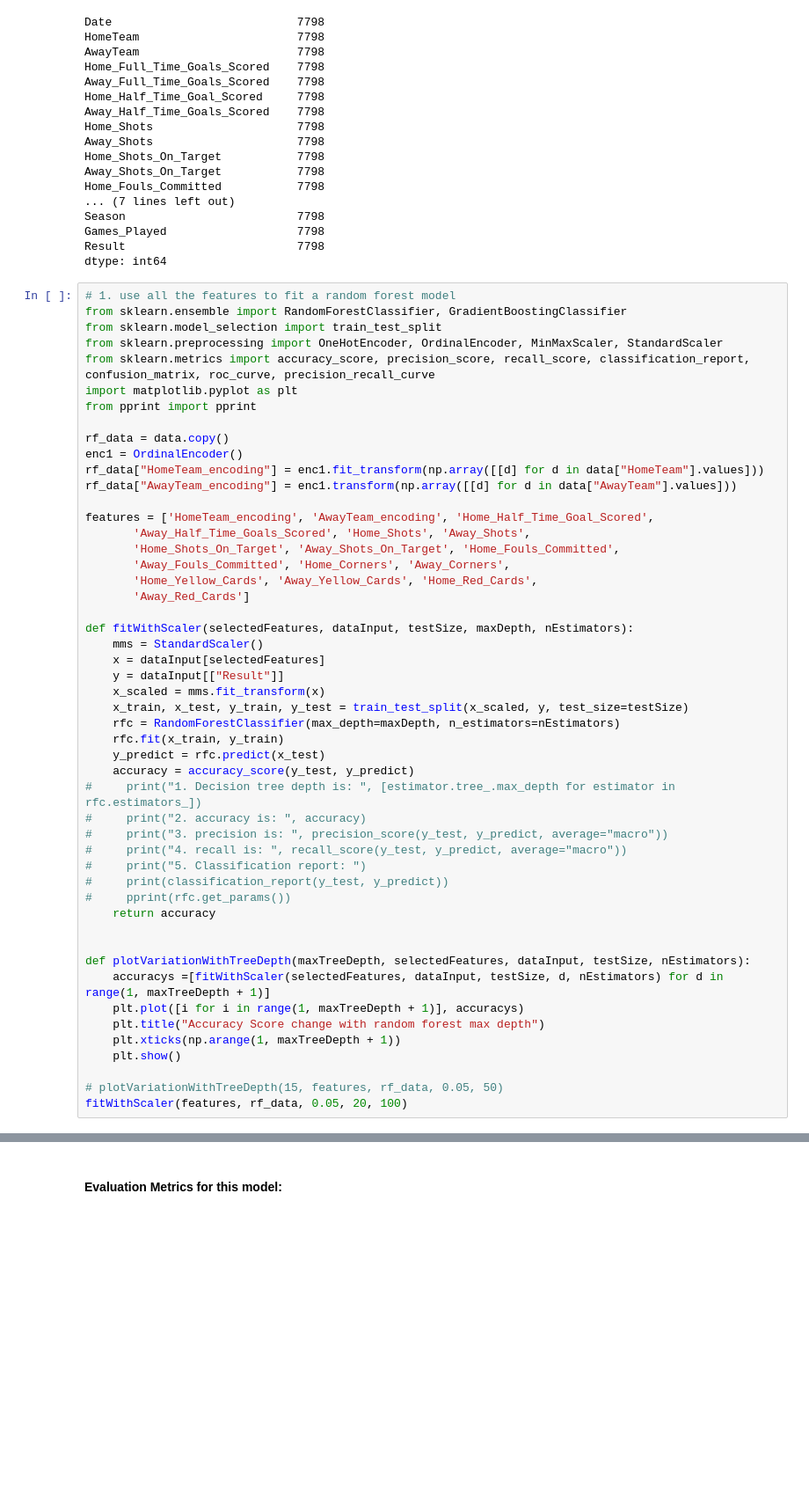
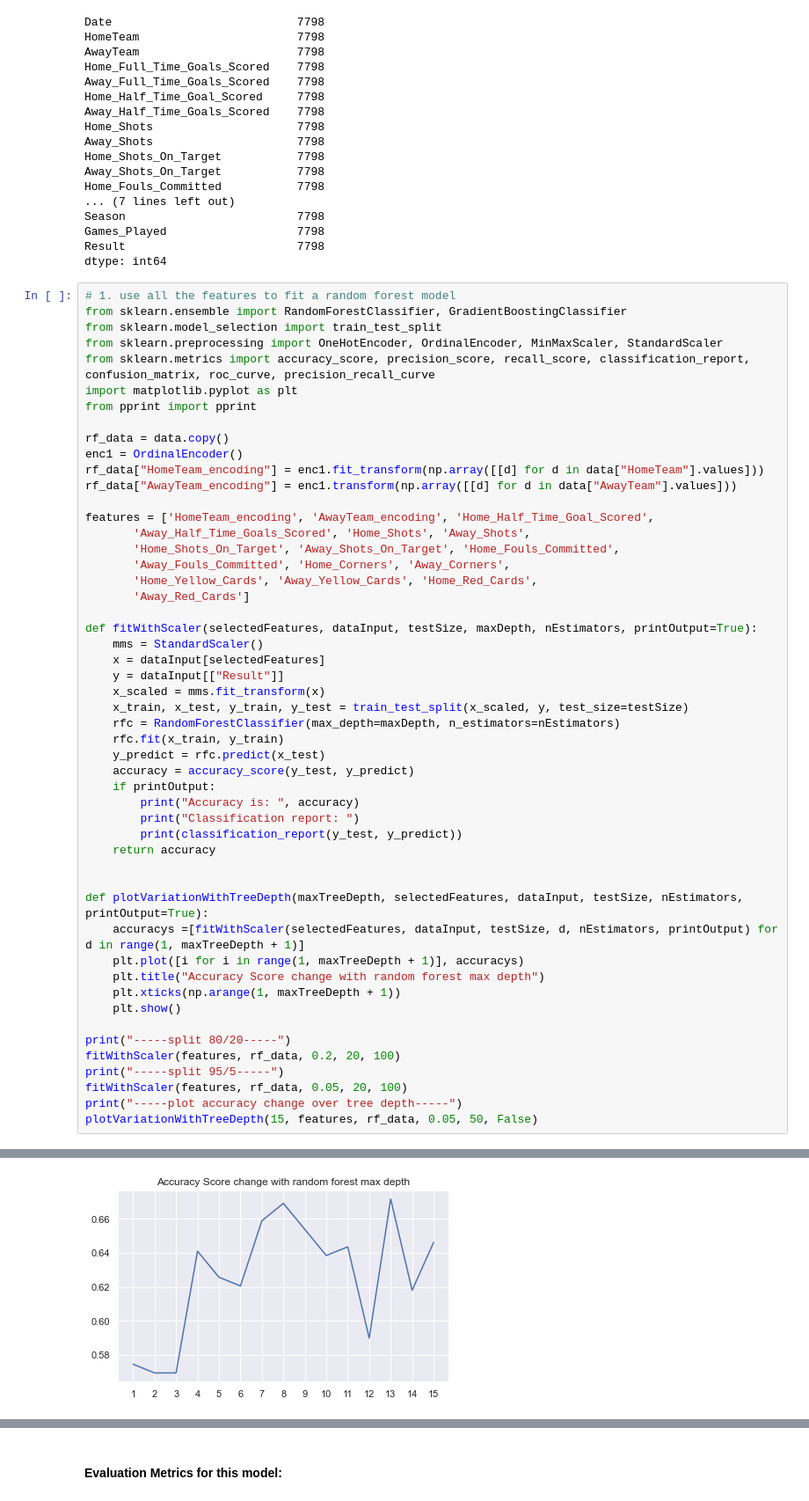
Before and after one commit to connie-zqq/LemonBalm_ManU_Data_Mining, a Jupyter notebook: ManU_Data_Mining.ipynb, the cells around one changed output, grey strips where cells are left out. Shown at 88% size. Drawn from its saved outputs; the diff is of its cells as text; blank space fills up the shorter version.

```diff
--- a/ManU_Data_Mining.ipynb
+++ b/ManU_Data_Mining.ipynb
@@ -1294,7 +1293,7 @@ features = ['HomeTeam_encoding', 'AwayTeam_encoding', 'Home_Half_Time_Goal_Score
        'Home_Yellow_Cards', 'Away_Yellow_Cards', 'Home_Red_Cards',
        'Away_Red_Cards']
 
-def fitWithScaler(selectedFeatures, dataInput, testSize, maxDepth, nEstimators):
+def fitWithScaler(selectedFeatures, dataInput, testSize, maxDepth, nEstimators, printOutput=True):
     mms = StandardScaler()
     x = dataInput[selectedFeatures]
     y = dataInput[["Result"]]
@@ -1304,23 +1303,24 @@ def fitWithScaler(selectedFeatures, dataInput, testSize, maxDepth, nEstimators):
     rfc.fit(x_train, y_train)
     y_predict = rfc.predict(x_test)
     accuracy = accuracy_score(y_test, y_predict)
-#     print("1. Decision tree depth is: ", [estimator.tree_.max_depth for estimator in rfc.estimators_])
-#     print("2. accuracy is: ", accuracy)
-#     print("3. precision is: ", precision_score(y_test, y_predict, average="macro"))
-#     print("4. recall is: ", recall_score(y_test, y_predict, average="macro"))
-#     print("5. Classification report: ")
-#     print(classification_report(y_test, y_predict))
-#     pprint(rfc.get_params())
+    if printOutput:
+        print("Accuracy is: ", accuracy)
+        print("Classification report: ")
+        print(classification_report(y_test, y_predict))
     return accuracy
 
 
-def plotVariationWithTreeDepth(maxTreeDepth, selectedFeatures, dataInput, testSize, nEstimators):
-    accuracys =[fitWithScaler(selectedFeatures, dataInput, testSize, d, nEstimators) for d in range(1, maxTreeDepth + 1)]
+def plotVariationWithTreeDepth(maxTreeDepth, selectedFeatures, dataInput, testSize, nEstimators, printOutput=True):
+    accuracys =[fitWithScaler(selectedFeatures, dataInput, testSize, d, nEstimators, printOutput) for d in range(1, maxTreeDepth + 1)]
     plt.plot([i for i in range(1, maxTreeDepth + 1)], accuracys)
     plt.title("Accuracy Score change with random forest max depth")
     plt.xticks(np.arange(1, maxTreeDepth + 1))
     plt.show()
 
-# plotVariationWithTreeDepth(15, features, rf_data, 0.05, 50)
+print("-----split 80/20-----")
+fitWithScaler(features, rf_data, 0.2, 20, 100)
+print("-----split 95/5-----")
 fitWithScaler(features, rf_data, 0.05, 20, 100)
+print("-----plot accuracy change over tree depth-----")
+plotVariationWithTreeDepth(15, features, rf_data, 0.05, 50, False)
 # %% [output]
@@ -1328,3 +1344,4 @@ fitWithScaler(features, rf_data, 0.05, 20, 100)
+[figure, added]
 # %%
 # perform hyperparameter tuning
 from sklearn.model_selection import RandomizedSearchCV
```
Also changed, not shown: parts of 26 cells of this notebook.
